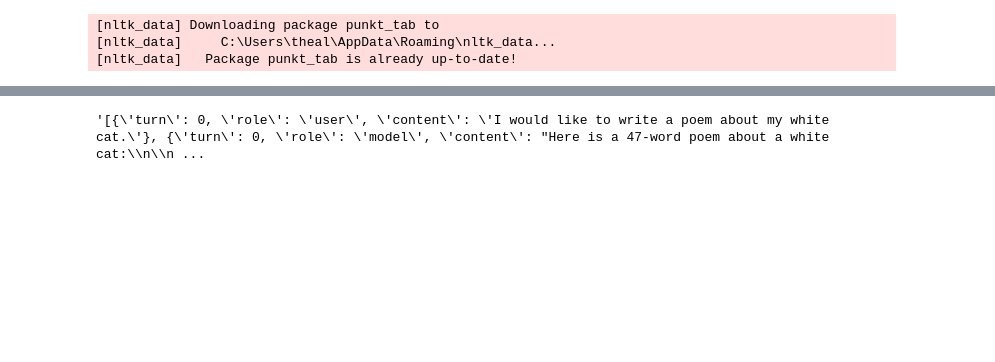
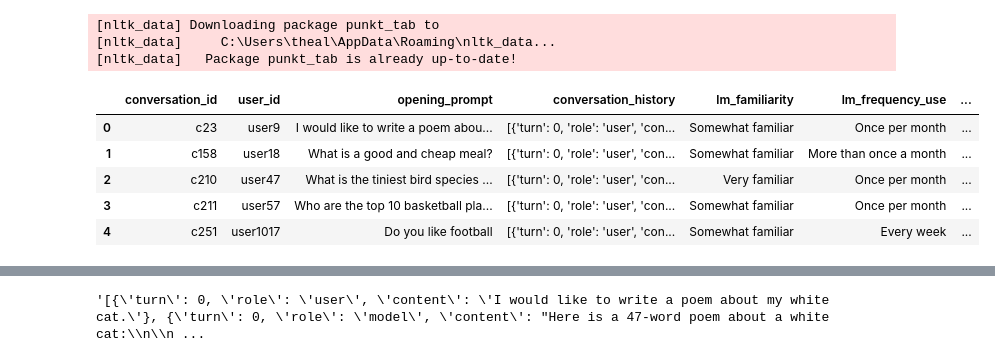
Before and after one commit to Vamosv/Project_PRISM, a Jupyter notebook: alex_analysis1.ipynb, the cells around one changed output, grey strips where cells are left out. Cells and saved outputs as stored; diff of their text form; code cells hidden in the pictures; blank space fills up the shorter version.

```diff
--- a/alex_analysis1.ipynb
+++ b/alex_analysis1.ipynb
@@ -12,3 +12,14 @@ nlp = spacy.load("en_core_web_sm")
 [nltk_data] Downloading package punkt_tab to
 [nltk_data]     C:\Users\theal\AppData\Roaming\nltk_data...
 [nltk_data]   Package punkt_tab is already up-to-date!
+# %%
+df_test = pd.read_csv('important_data_v3_metrics.csv')
+# %%
+df_test.head()
+# %% [output]
+|  | conversation_id | user_id | opening_prompt | conversation_history | lm_familiarity | lm_frequency_use | ... |
+| 0 | c23 | user9 | I would like to write a poem abou... | [{'turn': 0, 'role': 'user', 'con... | Somewhat familiar | Once per month | ... |
+| 1 | c158 | user18 | What is a good and cheap meal? | [{'turn': 0, 'role': 'user', 'con... | Somewhat familiar | More than once a month | ... |
+| 2 | c210 | user47 | What is the tiniest bird species ... | [{'turn': 0, 'role': 'user', 'con... | Very familiar | Once per month | ... |
+| 3 | c211 | user57 | Who are the top 10 basketball pla... | [{'turn': 0, 'role': 'user', 'con... | Somewhat familiar | Once per month | ... |
+| 4 | c251 | user1017 | Do you like football | [{'turn': 0, 'role': 'user', 'con... | Somewhat familiar | Every week | ... |
```
Also changed, not shown: parts of 9 cells of this notebook, 1 other file.
